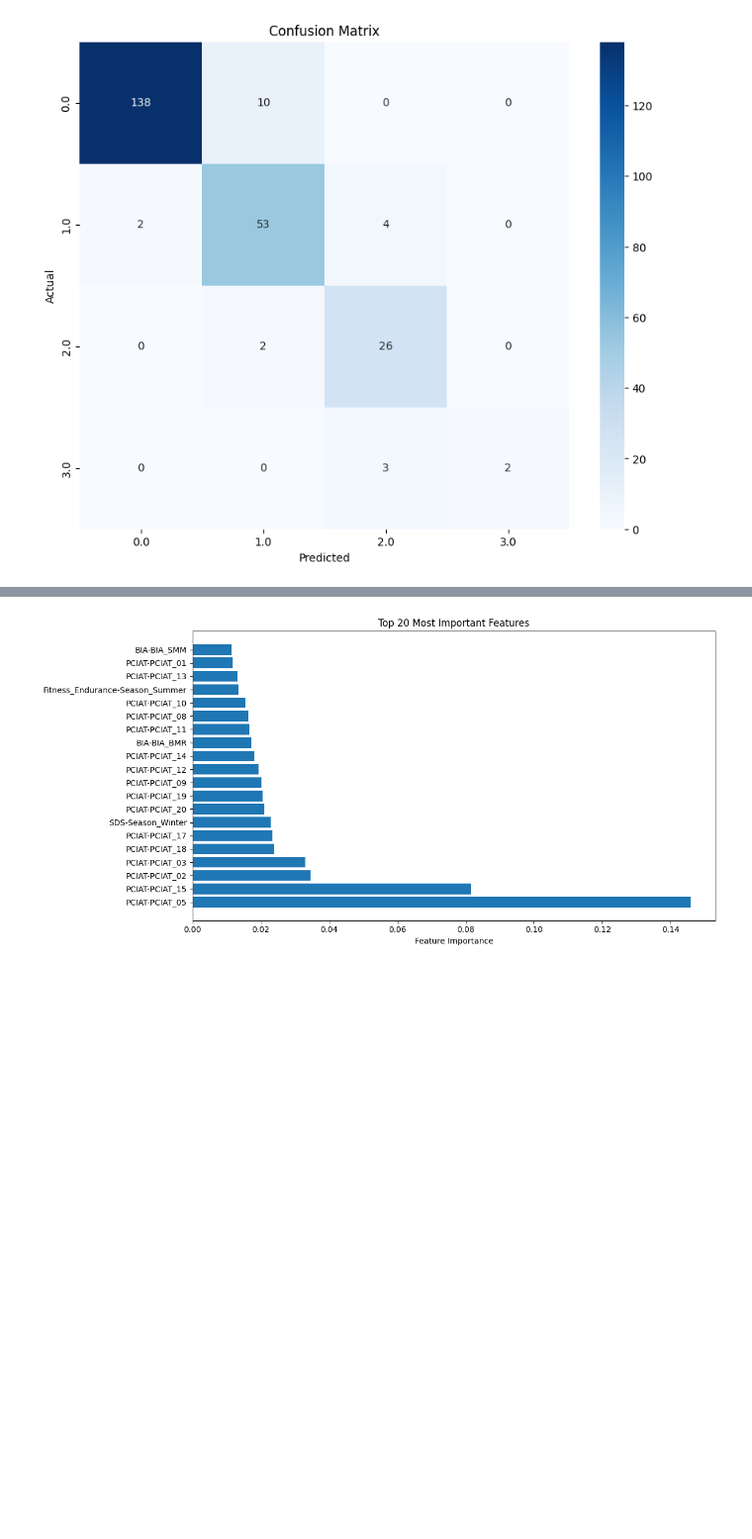
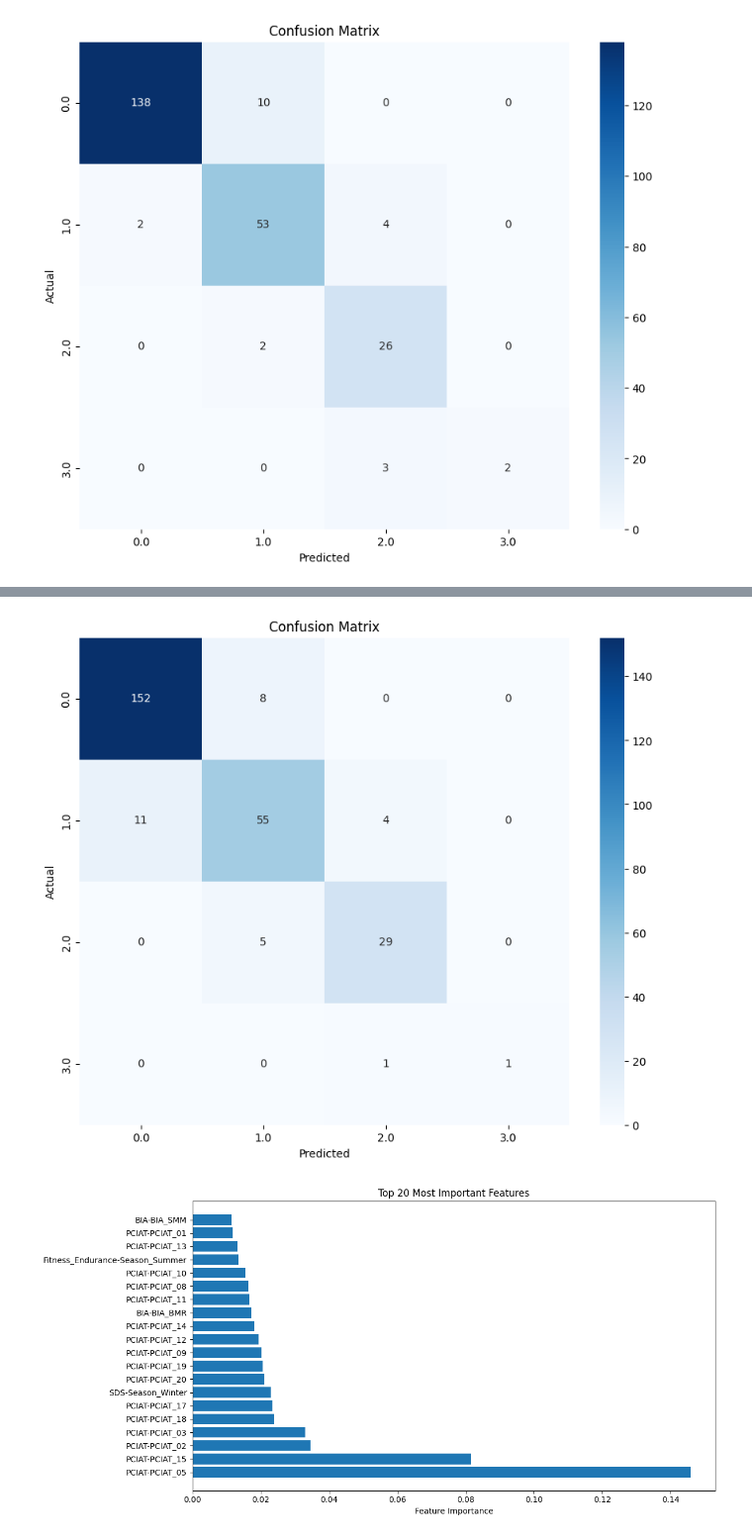
Before and after one commit to AgnidiptoSinha/Child_Mind_Health, a Jupyter notebook: child_mind_notebook.ipynb, the cells around one changed output, grey strips where cells are left out. Shown at 99% size. Cells and saved outputs as stored; diff of their text form; code cells hidden in the pictures; blank space fills up the shorter version.

```diff
--- a/child_mind_notebook.ipynb
+++ b/child_mind_notebook.ipynb
@@ -957,3 +957,9 @@ plt.ylabel('Actual')
 plt.show()
 # %% [output]
 [figure]
+# %%
+# Make predictions
+y_pred = xgb_model.predict(X_test)
+
+# Print model performance
+print("\nModel Accuracy:", accuracy_score(y_test, y_pred))
@@ -960,3 +984,16 @@ plt.show()
+# %%
+# Plot confusion matrix
+plt.figure(figsize=(10, 8))
+cm = confusion_matrix(y_test, y_pred)
+sns.heatmap(cm, annot=True, fmt='d', cmap='Blues',
+            xticklabels=label_encoder.classes_,
+            yticklabels=label_encoder.classes_)
+plt.title('Confusion Matrix')
+plt.xlabel('Predicted')
+plt.ylabel('Actual')
+plt.show()
+# %% [output]
+[figure, added]
 # %%
 # Plot feature importance
 plt.figure(figsize=(12, 6))
```
Also changed, not shown: parts of 15 cells of this notebook.
